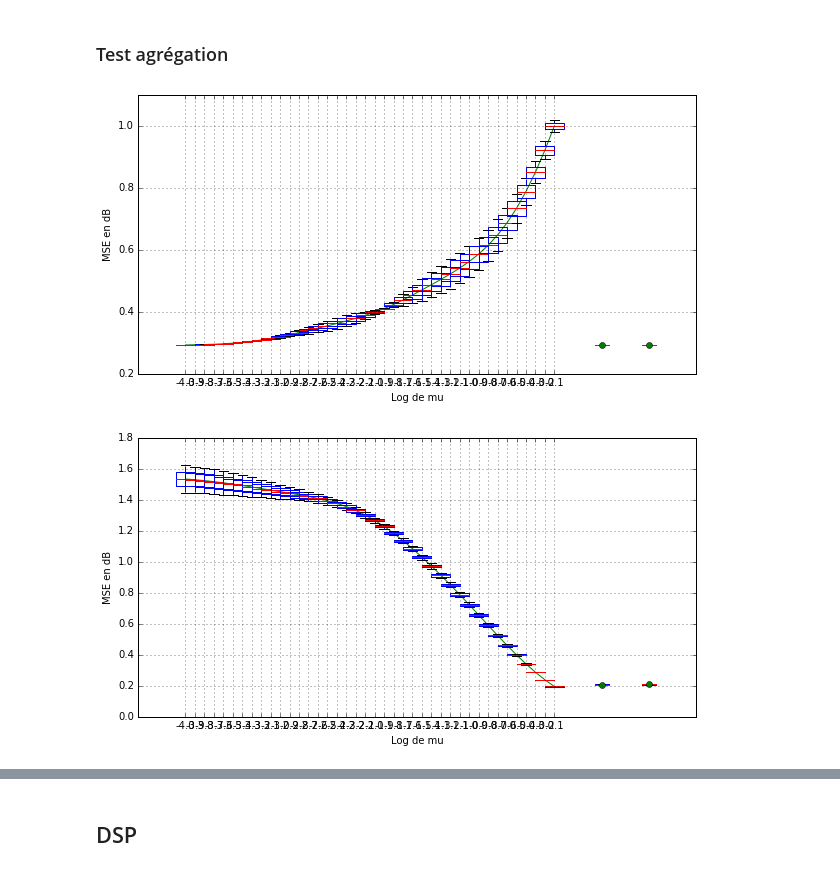
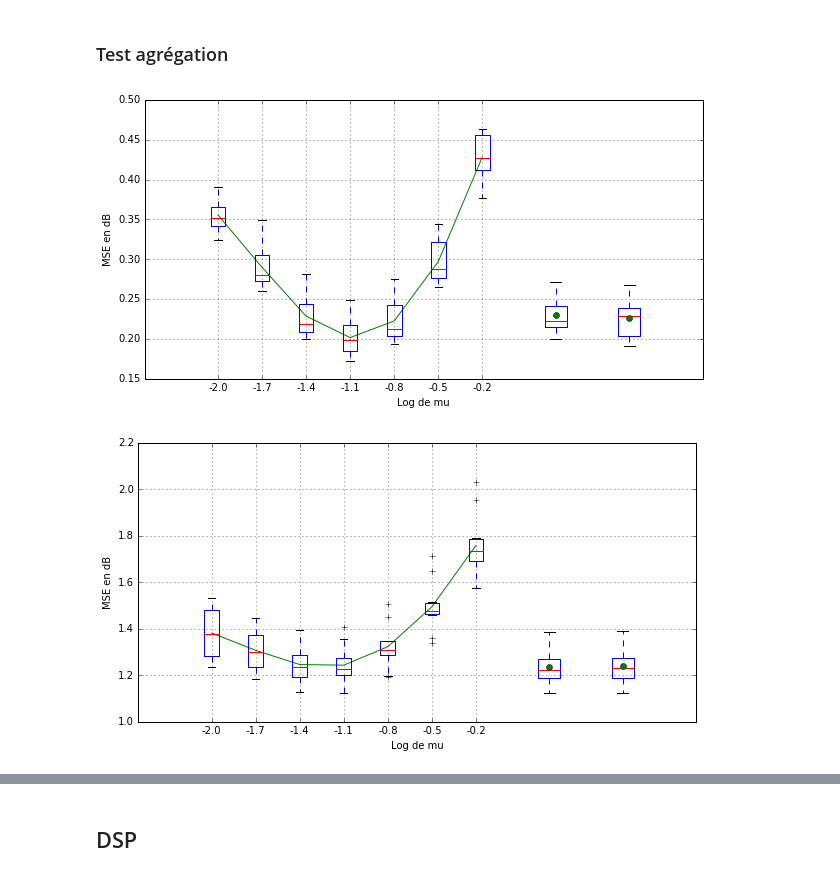
Before and after one commit to jngod2011/TVAR_Prediction, a Jupyter notebook: notebooks/TVAR_d_bisbis.ipynb, the cells around one changed output, grey strips where cells are left out. Saved outputs shown, nothing was run; the diff lists cells and outputs as text; code cells hidden in the pictures.

```diff
--- a/notebooks/TVAR_d_bisbis.ipynb
+++ b/notebooks/TVAR_d_bisbis.ipynb
@@ -55,7 +55,6 @@ d = 3
 T=int(2**10)
 kappa = np.zeros((d,T))
 for k in np.arange(d):
-    kappa[k,:] = np.sin(2*np.pi*k*np.arange(T)/T)/2
     kappa[k,:] = random_sum_sine(6,T)
 X_tot, X, theta = generation_TVAR(d, T, kappa)
 
@@ -165,24 +125,23 @@ def aggregation(X, predictions, estimations, d, T, eta, strategy = 1):
     N = predictions.shape[0]
     pred = np.zeros(T,dtype='double')
     estim = np.zeros((d,T), dtype='double')
-    alpha = np.zeros((N,T),dtype='double')
     # Initialisation :
-    alpha[:,0] = 1./N*np.ones(N,dtype='double')
-    pred[0] = np.dot(predictions[:,0].T,alpha[:,0])
-    estim[:,0] = np.dot(estimations[:,:,0].T,alpha[:,0])
+    alpha = 1./N*np.ones(N,dtype='double')
+    pred[0] = np.dot(predictions[:,0].T,alpha)
+    estim[:,0] = np.dot(estimations[:,:,0].T,alpha)
 
     # Mise a jour :
     for t in np.arange(1,T):
         v = np.zeros(N,dtype='double')
         for i in np.arange(N):
             if strategy==1:
-                v[i]=alpha[i,t-1]*np.exp(-2*eta*(pred[t-1]-X[t-1])*predictions[i,t-1])
+                v[i]=alpha[i]*np.exp(-2*eta*(pred[t-1]-X[t-1])*predictions[i,t-1])
             else:
-                v[i]=alpha[i,t-1]*np.exp(-eta*(predictions[i,t-1]-X[t-1])**2)
-        alpha[:,t]= v / np.sum(v)
+                v[i]=alpha[i]*np.exp(-eta*(predictions[i,t-1]-X[t-1])**2)
+        alpha= v / np.sum(v)
 
-        pred[t] = np.dot(predictions[:,t].T,alpha[:,t])
-        estim[:,0] = np.dot(estimations[:,:,t].T,alpha[:,t])
+        pred[t] = np.dot(predictions[:,t].T,alpha)
+        estim[:,t] = np.dot(estimations[:,:,t].T,alpha)
 
     return pred,estim
 # %% [markdown]
@@ -196,14 +149,9 @@ def gener_beta(beta0,N):
 # %%
-N = int(np.ceil(np.log(T)))
-beta = gener_beta(0.5,N)
-mu = np.power(T, -2*beta/(2*beta+1))
-
-
-log_mu = np.arange(-4,0,0.1)
+log_mu = np.arange(-2,0,0.3)
 N = len(log_mu)
 mu = np.power(10,log_mu)
 
-M = 2
+M = 10
 
 MSE_pred = np.zeros((M,N),dtype='double')
 MSE_estim = np.zeros((M,N),dtype='double')
@@ -244,35 +192,35 @@ MISE_estim_agr2 = np.mean(MSE_estim_agr2)
 # %%
 #log_mu = np.arange(N)
 log_mu_max = np.max(log_mu)
 
 plt.figure(figsize=(10,5))
 plt.plot(log_mu, MISE_estim, 'g')
 plt.boxplot(MSE_estim_agr2, positions = [log_mu_max+1])
 plt.boxplot(MSE_estim_agr1, positions = [log_mu_max+0.5])
-plt.boxplot(MSE_estim, positions = log_mu, widths = 0.2 * np.ones(N))
+plt.boxplot(MSE_estim, positions = log_mu, widths = 0.1 * np.ones(N))
 plt.plot(log_mu_max+0.5, MISE_estim_agr1, 'og')
 plt.plot(log_mu_max+1, MISE_estim_agr2, 'og')
 plt.xlabel("Log de mu")
 plt.ylabel("MSE en dB")
 plt.xlim([np.min(log_mu)-0.5,log_mu_max+1.5])
 plt.grid(True)
 plt.show()
 
 plt.figure(figsize=(10,5))
 plt.plot(log_mu, MISE_pred, 'g')
 plt.boxplot(MSE_pred_agr2, positions = [log_mu_max+1])
 plt.boxplot(MSE_pred_agr1, positions = [log_mu_max+0.5])
-plt.boxplot(MSE_pred, positions = log_mu, widths = 0.2 * np.ones(N))
+plt.boxplot(MSE_pred, positions = log_mu, widths = 0.1 * np.ones(N))
 plt.plot(log_mu_max+0.5, MISE_pred_agr1, 'og')
 plt.plot(log_mu_max+1, MISE_pred_agr2, 'og')
 plt.xlabel("Log de mu")
 plt.ylabel("MSE en dB")
 plt.xlim([np.min(log_mu)-0.5,log_mu_max+1.5])
 plt.grid(True)
 plt.show()
 # %% [output]
-[figure, old version]
+[figure, new version]
-[figure, old version]
+[figure, new version]
 # %%
 print(MISE_pred_agr1-np.min(MISE_pred))
 print(MISE_pred_agr2-np.min(MISE_pred))
```
Also changed, not shown: parts of 10 cells of this notebook, 2 other files.
